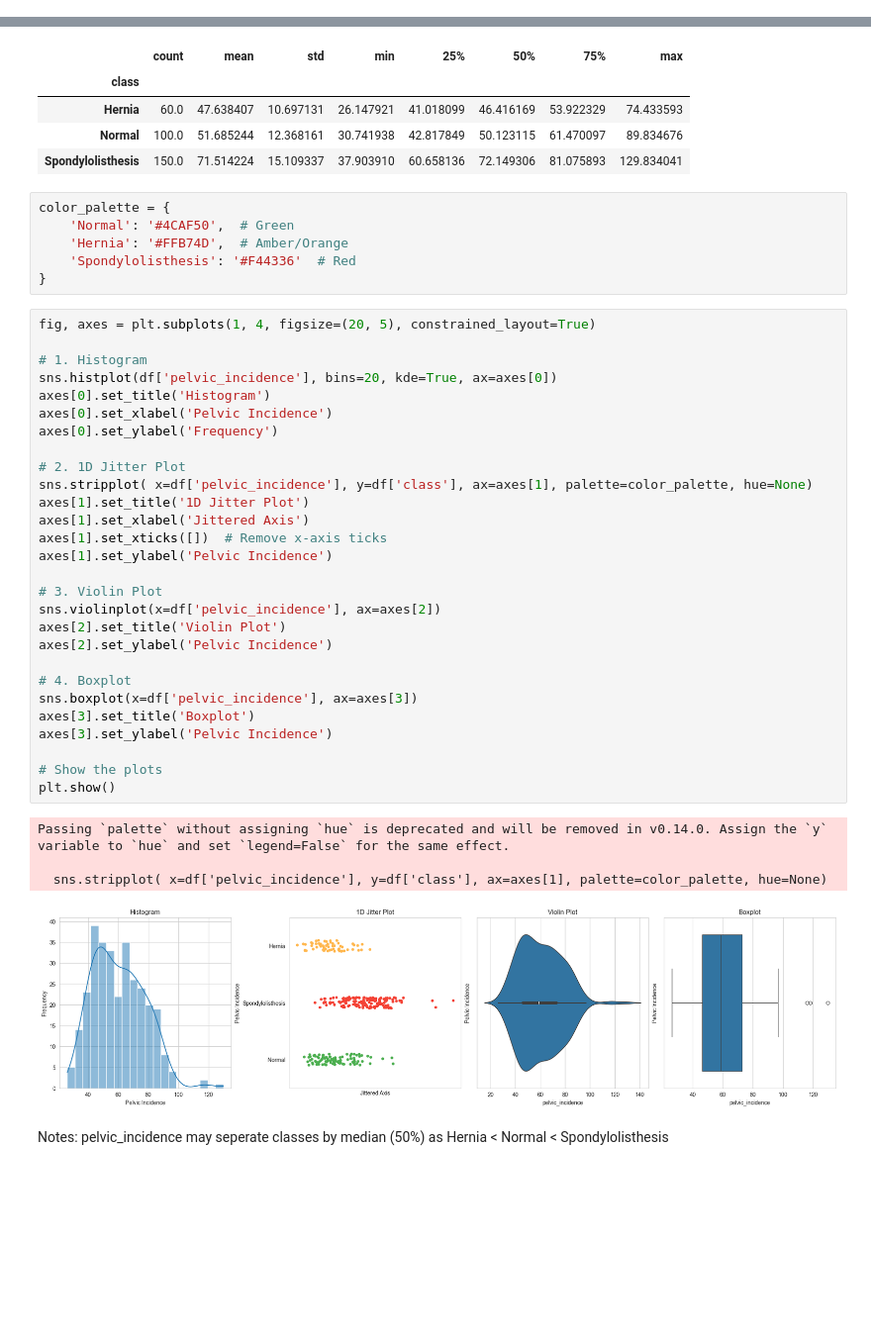
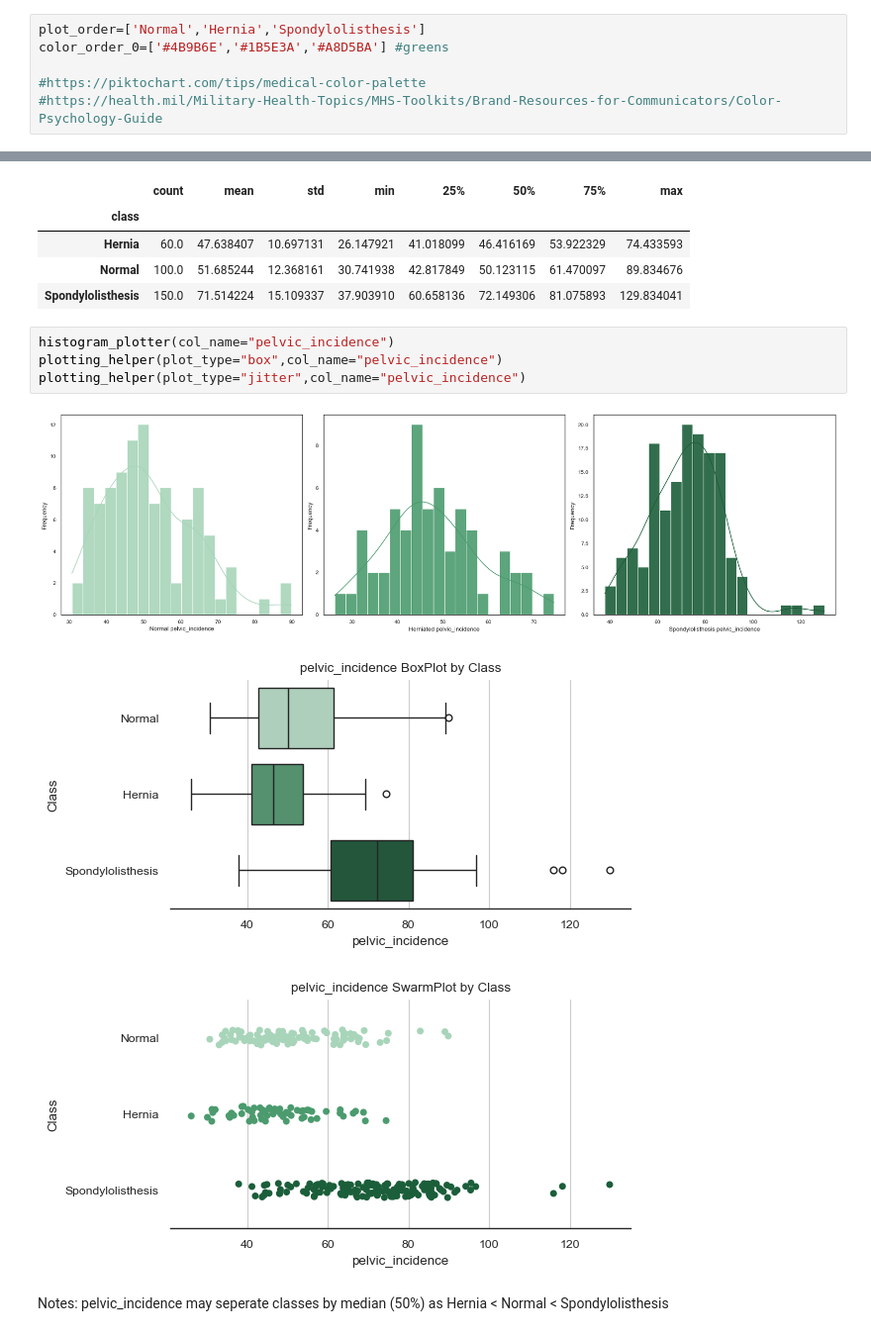
Before and after one commit to yusiGM/StrykerAI2024, a Jupyter notebook: Stryker_AI_Hackathon_notebook.ipynb, the cells around one changed output, grey strips where cells are left out. Shown at 99% size. Drawn from its saved outputs; the diff is of its cells as text; blank space fills up the shorter version.

Commit message:
Add files via upload
added helper functions to plot scatter, box and histograms. Plotted individual features

```diff
--- a/Stryker_AI_Hackathon_notebook.ipynb
+++ b/Stryker_AI_Hackathon_notebook.ipynb
@@ -201,0 +204,6 @@ y.head()
+# %%
+plot_order=['Normal','Hernia','Spondylolisthesis']
+color_order_0=['#4B9B6E','#1B5E3A','#A8D5BA'] #greens
+
+#https://piktochart.com/tips/medical-color-palette
+#https://health.mil/Military-Health-Topics/MHS-Toolkits/Brand-Resources-for-Communicators/Color-Psychology-Guide
@@ -266,44 +335,13 @@ display(df.groupby('class')['pelvic_incidence'].describe())
 | Hernia | 60.0 | 47.638407 | 10.697131 | 26.147921 | 41.018099 | 46.416169 | 53.922329 | 74.433593 |
 | Normal | 100.0 | 51.685244 | 12.368161 | 30.741938 | 42.817849 | 50.123115 | 61.470097 | 89.834676 |
 | Spondylolisthesis | 150.0 | 71.514224 | 15.109337 | 37.903910 | 60.658136 | 72.149306 | 81.075893 | 129.834041 |
-# %%
-color_palette = {
-    'Normal': '#4CAF50',  # Green
-    'Hernia': '#FFB74D',  # Amber/Orange
-    'Spondylolisthesis': '#F44336'  # Red
-}
-# %%
-fig, axes = plt.subplots(1, 4, figsize=(20, 5), constrained_layout=True)
-
-# 1. Histogram
-sns.histplot(df['pelvic_incidence'], bins=20, kde=True, ax=axes[0])
-axes[0].set_title('Histogram')
-axes[0].set_xlabel('Pelvic Incidence')
-axes[0].set_ylabel('Frequency')
-
-# 2. 1D Jitter Plot
-sns.stripplot( x=df['pelvic_incidence'], y=df['class'], ax=axes[1], palette=color_palette, hue=None)
-axes[1].set_title('1D Jitter Plot')
-axes[1].set_xlabel('Jittered Axis')
-axes[1].set_xticks([])  # Remove x-axis ticks
-axes[1].set_ylabel('Pelvic Incidence')
-
-# 3. Violin Plot
-sns.violinplot(x=df['pelvic_incidence'], ax=axes[2])
-axes[2].set_title('Violin Plot')
-axes[2].set_ylabel('Pelvic Incidence')
-
-# 4. Boxplot
-sns.boxplot(x=df['pelvic_incidence'], ax=axes[3])
-axes[3].set_title('Boxplot')
-axes[3].set_ylabel('Pelvic Incidence')
-
-# Show the plots
-plt.show()
-# %% [output]
-Passing `palette` without assigning `hue` is deprecated and will be removed in v0.14.0. Assign the `y` variable to `hue` and set `legend=False` for the same effect.
-
-  sns.stripplot( x=df['pelvic_incidence'], y=df['class'], ax=axes[1], palette=color_palette, hue=None)
-[figure, removed]
+# %%
+histogram_plotter(col_name="pelvic_incidence")
+plotting_helper(plot_type="box",col_name="pelvic_incidence")
+plotting_helper(plot_type="jitter",col_name="pelvic_incidence")
+# %% [output]
+[figure, added]
+[figure, added]
+[figure, added]
 # %% [markdown]
 Notes: pelvic_incidence may seperate classes by median (50%) as Hernia < Normal < Spondylolisthesis
```
Also changed, not shown: parts of 20 cells of this notebook.
